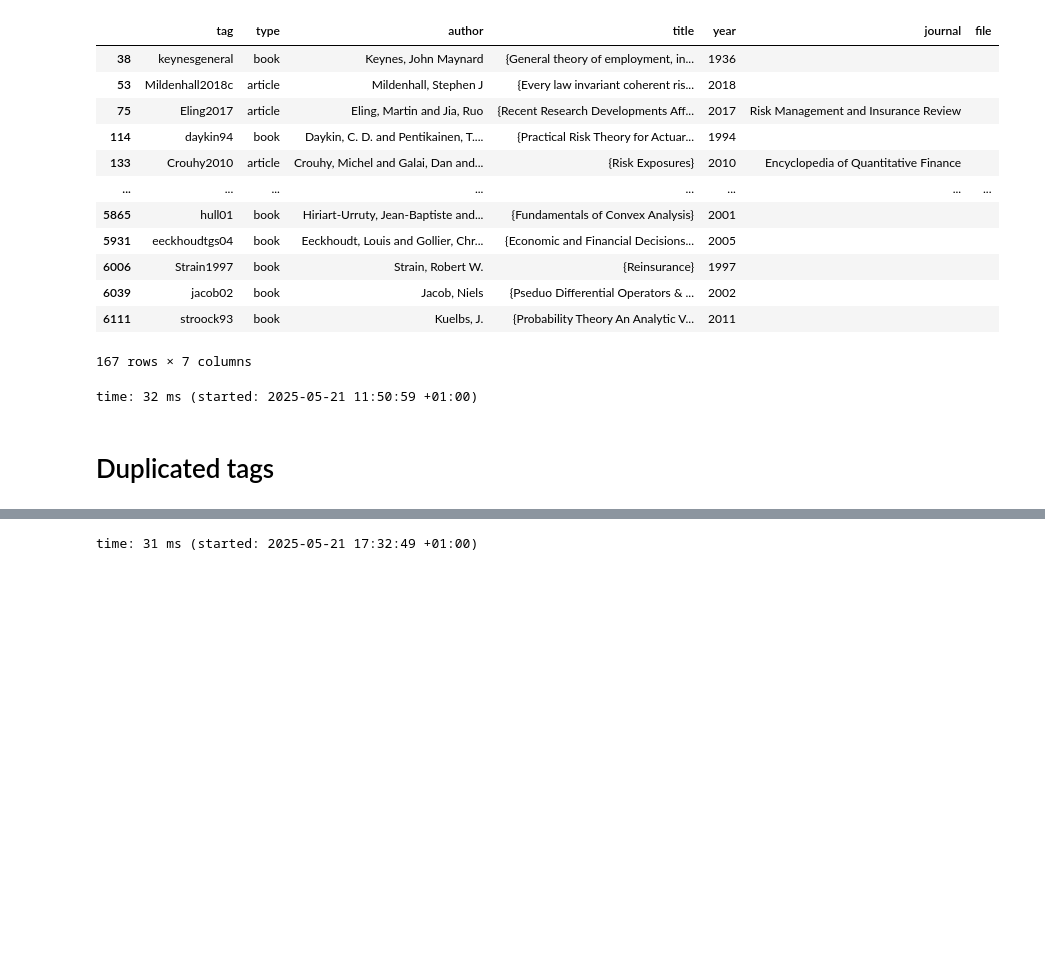
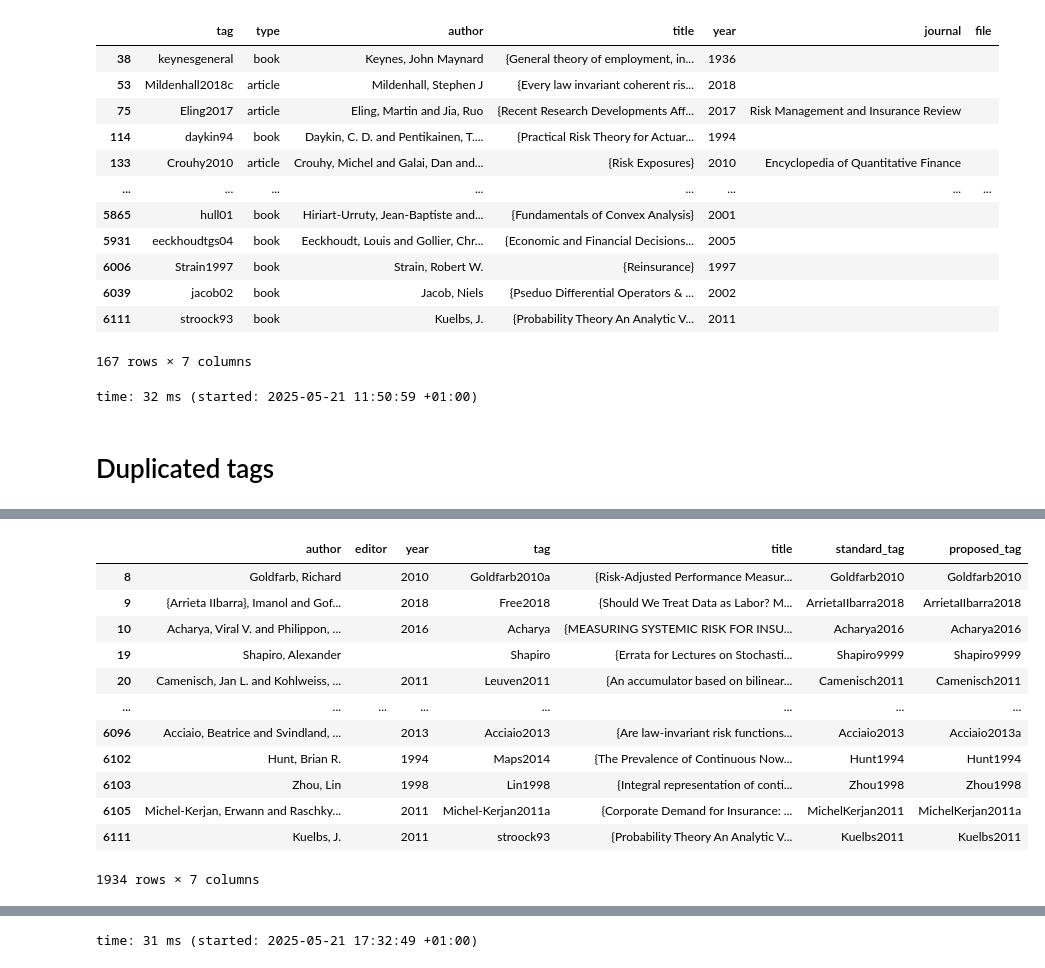
Before and after one commit to mynl/archivum_project, a Jupyter notebook: temp/Bibtex-to-df-and-tidy.ipynb, the cells around one changed output, grey strips where cells are left out. Drawn from its saved outputs; the diff is of its cells as text; code cells hidden in the pictures; blank space fills up the shorter version.

```diff
--- a/temp/Bibtex-to-df-and-tidy.ipynb
+++ b/temp/Bibtex-to-df-and-tidy.ipynb
@@ -307,0 +403,17 @@ time: 406 ms (started: 2025-05-21 17:32:47 +01:00)
+# %%
+# where has tag changewd
+df.query('tag != proposed_tag')
+# %% [output]
+|  | author | editor | year | tag | title | standard_tag | proposed_tag |
+| 8 | Goldfarb, Richard |  | 2010 | Goldfarb2010a | {Risk-Adjusted Performance Measur... | Goldfarb2010 | Goldfarb2010 |
+| 9 | {Arrieta IIbarra}, Imanol and Gof... |  | 2018 | Free2018 | {Should We Treat Data as Labor? M... | ArrietaIIbarra2018 | ArrietaIIbarra2018 |
+| 10 | Acharya, Viral V. and Philippon, ... |  | 2016 | Acharya | {MEASURING SYSTEMIC RISK FOR INSU... | Acharya2016 | Acharya2016 |
+| 19 | Shapiro, Alexander |  |  | Shapiro | {Errata for Lectures on Stochasti... | Shapiro9999 | Shapiro9999 |
+| 20 | Camenisch, Jan L. and Kohlweiss, ... |  | 2011 | Leuven2011 | {An accumulator based on bilinear... | Camenisch2011 | Camenisch2011 |
+| ... | ... | ... | ... | ... | ... | ... | ... |
+| 6096 | Acciaio, Beatrice and Svindland, ... |  | 2013 | Acciaio2013 | {Are law-invariant risk functions... | Acciaio2013 | Acciaio2013a |
+| 6102 | Hunt, Brian R. |  | 1994 | Maps2014 | {The Prevalence of Continuous Now... | Hunt1994 | Hunt1994 |
+| 6103 | Zhou, Lin |  | 1998 | Lin1998 | {Integral representation of conti... | Zhou1998 | Zhou1998 |
+| 6105 | Michel-Kerjan, Erwann and Raschky... |  | 2011 | Michel-Kerjan2011a | {Corporate Demand for Insurance: ... | MichelKerjan2011 | MichelKerjan2011a |
+| 6111 | Kuelbs, J. |  | 2011 | stroock93 | {Probability Theory An Analytic V... | Kuelbs2011 | Kuelbs2011 |
+1934 rows × 7 columns
```
Also changed, not shown: parts of 54 cells of this notebook, 18 other files.
